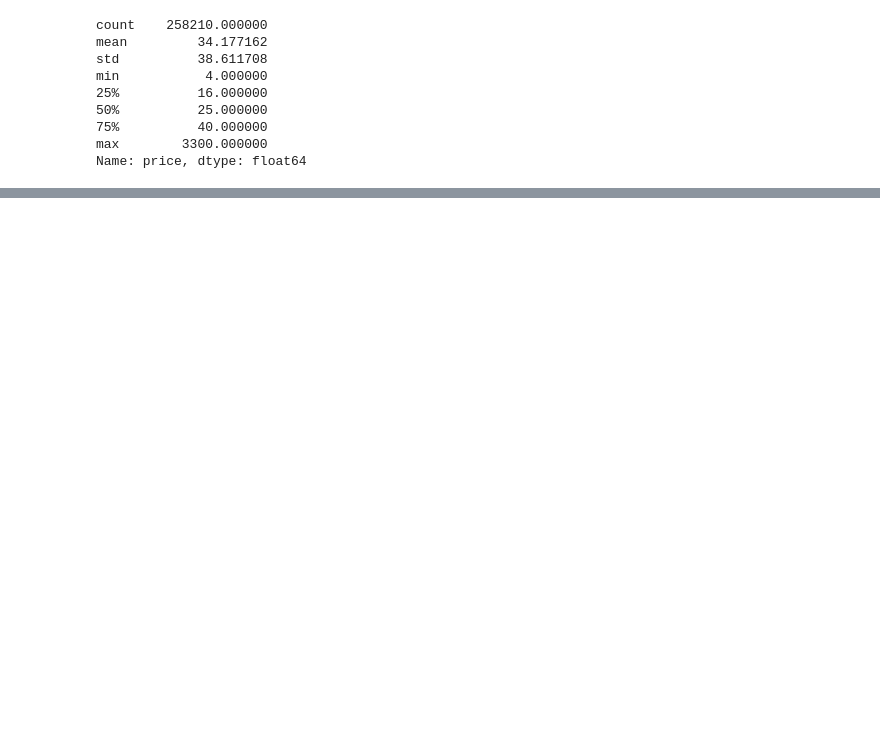
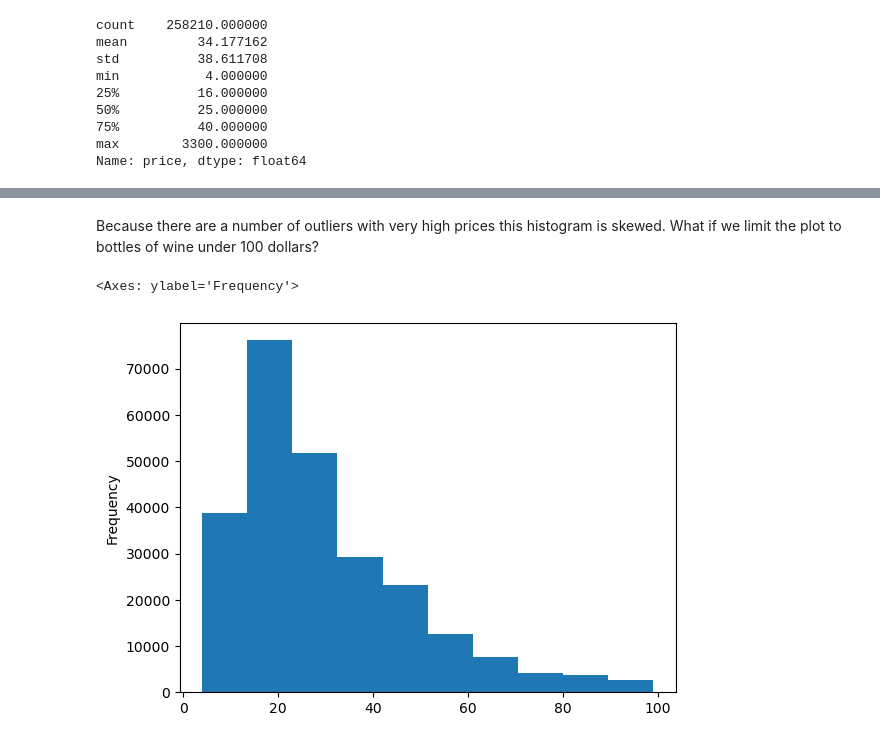
Before and after one commit to dancing-badger/Capstone-2, a Jupyter notebook: What Price for Wine.ipynb, the cells around one changed output, grey strips where cells are left out. Saved outputs shown, nothing was run; the diff lists cells and outputs as text; code cells hidden in the pictures; blank space fills up the shorter version.

```diff
--- a/What Price for Wine.ipynb
+++ b/What Price for Wine.ipynb
@@ -154,0 +232,7 @@ It apprears there is a large variation in price, from a minimum of $4 to a maxim
+# %% [markdown]
+Because there are a number of outliers with very high prices this histogram is skewed. What if we limit the plot to bottles of wine under 100 dollars?
+# %%
+df[df['price'] < 100]['price'].plot.hist()
+# %% [output]
+<Axes: ylabel='Frequency'>
+[figure, added]
```
Also changed, not shown: parts of 18 cells of this notebook, 2 other files.
